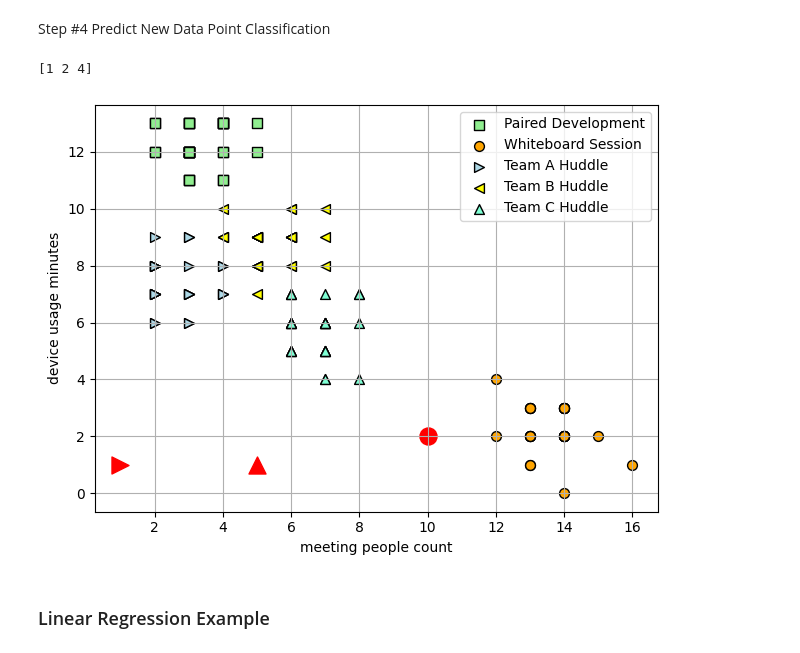
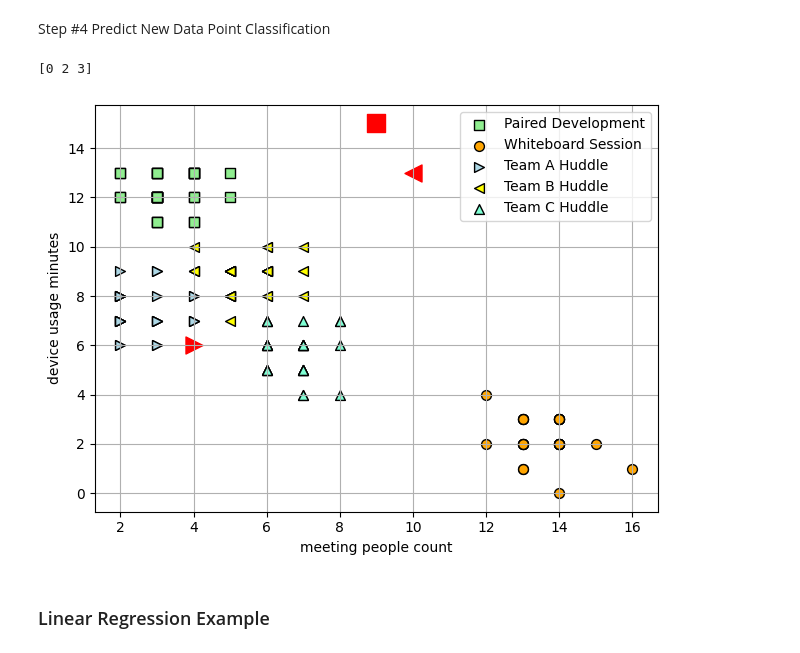
Before and after one commit to ScottGrau/machine-learning-demo, a Jupyter notebook: machine_learning_examples.ipynb, the cells around one changed output. Cells and saved outputs as stored; diff of their text form; code cells hidden in the pictures.

```diff
--- a/machine_learning_examples.ipynb
+++ b/machine_learning_examples.ipynb
@@ -125,8 +125,16 @@ plt.tight_layout()
 # %% [markdown]
 Step #4 Predict New Data Point Classification
 # %%
-x2y2=[[10,2],[1,1],[5,1]]
-clusters2 = knearest_model.predict(x2y2)
+import random
+
+def get_random_point():
+    point = [random.randint(0,12),random.randint(0,16)]
+    return point
+
+
+df_current_meetings=[get_random_point(),get_random_point(),get_random_point()]
+
+clusters2 = knearest_model.predict(df_current_meetings)
 print(clusters2)
 
 #region visualization
@@ -147,36 +155,36 @@ plt.scatter(df_people_usage_cluster2["people"],df_people_usage_cluster2["usage"]
 plt.scatter(df_people_usage_cluster3["people"],df_people_usage_cluster3["usage"],s=50, c='lightblue',marker='>', edgecolor='black',label='Team A Huddle')
 plt.scatter(df_people_usage_cluster4["people"],df_people_usage_cluster4["usage"],s=50, c='yellow',marker='<', edgecolor='black',label='Team B Huddle')
 plt.scatter(df_people_usage_cluster5["people"],df_people_usage_cluster5["usage"],s=50, c='aquamarine',marker='^', edgecolor='black',label='Team C Huddle')
 #plt.scatter(kmeans_model.cluster_centers_[:, 0], kmeans_model.cluster_centers_[:, 1],s=250, c='red',marker='*', edgecolor='black',label='Centroids' )
 
 
-df_x2y2=pd.DataFrame(x2y2,columns=["people","usage"])
+df_x2y2=pd.DataFrame(df_current_meetings,columns=["people","usage"])
 
 df_x2y2['cluster']=clusters2
 
 df_x2y2_cluster1 = df_x2y2.loc[df_x2y2['cluster'] == 0]
 df_x2y2_cluster2 = df_x2y2.loc[df_x2y2['cluster'] == 1]
 df_x2y2_cluster3 = df_x2y2.loc[df_x2y2['cluster'] == 2]
 df_x2y2_cluster4 = df_x2y2.loc[df_x2y2['cluster'] == 3]
 df_x2y2_cluster5 = df_x2y2.loc[df_x2y2['cluster'] == 4]
 
 plt.scatter(df_x2y2_cluster1["people"],df_x2y2_cluster1["usage"],s=150, c='red',marker='s')
 plt.scatter(df_x2y2_cluster2["people"],df_x2y2_cluster2["usage"],s=150, c='red',marker='o')
 plt.scatter(df_x2y2_cluster3["people"],df_x2y2_cluster3["usage"],s=150, c='red',marker='>')
 plt.scatter(df_x2y2_cluster4["people"],df_x2y2_cluster4["usage"],s=150, c='red',marker='<')
 plt.scatter(df_x2y2_cluster5["people"],df_x2y2_cluster5["usage"],s=150, c='red',marker='^')
 
 #print(df_x2y2)
 
 plt.legend(scatterpoints=1)
 plt.xlabel("meeting people count")
 plt.ylabel("device usage minutes")
 plt.grid()
 plt.tight_layout()
 #endregion
 # %% [output]
-[1 2 4]
+[0 2 3]
-[figure, old version]
+[figure, new version]
 # %% [markdown]
 <H3>Linear Regression Example</H3>
 # %% [markdown]
```
Also changed, not shown: parts of 1 cell of this notebook, 3 other files.
